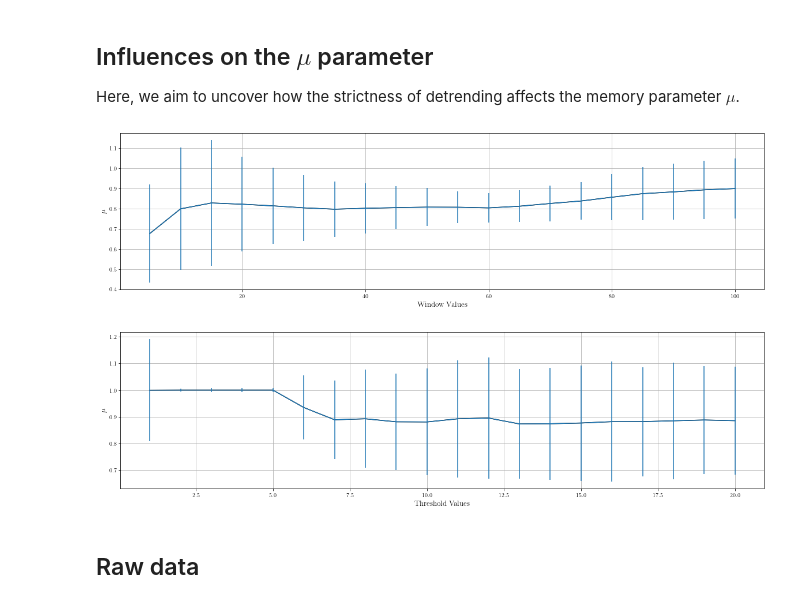
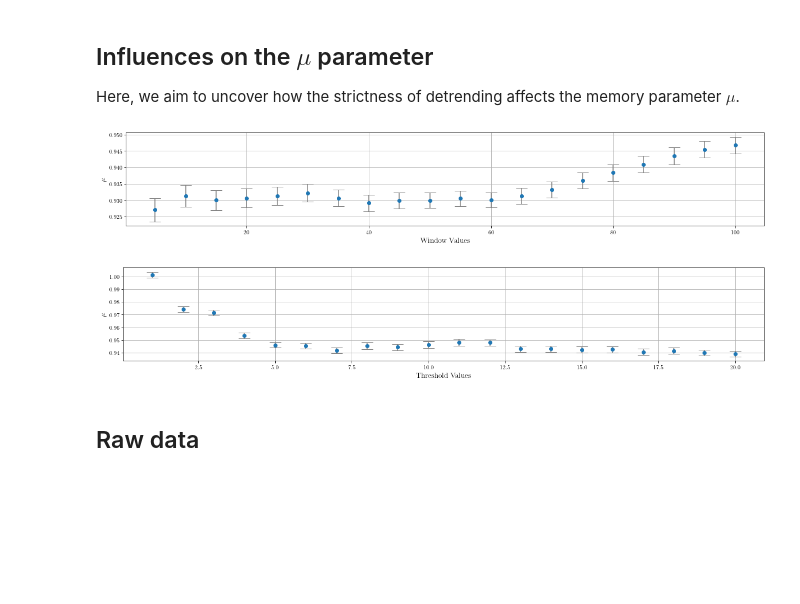
Before and after one commit to xxtofff/Physics-305, a Jupyter notebook: notebooks/PSR_J1023 - mod.ipynb, the cells around one changed output. Saved outputs shown, nothing was run; the diff lists cells and outputs as text; code cells hidden in the pictures; blank space fills up the shorter version.

```diff
--- a/notebooks/PSR_J1023 - mod.ipynb
+++ b/notebooks/PSR_J1023 - mod.ipynb
@@ -192,7 +193,9 @@ def binned_msd(data, time, n_bins = None):
             msd_error = RMS / np.sqrt(np.sum(bin_mask))
             msd_errors.append(msd_error)
 
-    msd_errors = np.array(msd_errors)
+    msd_vals = np.abs(np.array(msd_vals))
+    bin_centers = np.abs(np.array(bin_centers))
+    msd_errors = np.abs(np.array(msd_errors))
 
     return bin_centers[:int(len(bin_centers)/2)], msd_vals[:int(len(msd_vals)/2)], msd_errors[:int(len(msd_vals)/2)] #just take half
 # %% [markdown]
@@ -268,7 +271,7 @@ plt.show()
 # %% [markdown]
 Both detrending methods yield a Gaussian distribution. We will calculate the MSD resulting from these detrending but we will use the MSD function with uneven time steps since we have gaps.
 # %%
-bins_val = 1000
+bins_val = 1500
 
 bin_cent_movave, msd_movave, msd_err_movave = binned_msd(movave_flux, b_band.Time[movave_window:-movave_window], n_bins = bins_val)
 bin_cent_fft, msd_fft, msd_err_fft = binned_msd(fft_flux, b_band.Time[:-1], n_bins = bins_val)
@@ -308,7 +311,7 @@ def msd_theo(t, mu, beta, tau):
 def msd_theo_movave(t, mu, beta, tau):
     msd_theo_vals = msd_theo(t, mu, beta, tau)
     # Align the first value of the theoretical MSD with the first value of the experimental MSD
-    msd_theo_vals += msd_movave[0] - msd_theo_vals[0]
+    # msd_theo_vals += msd_movave[0] - msd_theo_vals[0]
     return msd_theo_vals
 
 opt_params, cov_matrix = sp.optimize.curve_fit(msd_theo_movave, bin_cent_movave, msd_movave, sigma= msd_err_movave, absolute_sigma=False,  bounds=([10**-3, 10**-3, 10**-3], [2.0, 200, 200]))
@@ -400,7 +403,7 @@ for movave_window in win_vals:
     def msd_theo_movave(t, mu, beta, tau):
         msd_theo_vals = msd_theo(t, mu, beta, tau)
         # align the first value of the theoretical MSD with the first value of the experimental MSD
-        msd_theo_vals += msd_movave[0] - msd_theo_vals[0]
+        # msd_theo_vals += msd_movave[0] - msd_theo_vals[0]
         return msd_theo_vals
 
     opt_params, cov_matrix = sp.optimize.curve_fit(msd_theo_movave, bin_cent_movave, msd_movave, sigma= msd_err_movave, absolute_sigma=False,  bounds=([10**-3, 10**-3, 10**-3], [2.0, 100, 100]))
@@ -420,17 +423,17 @@ beta_vals = np.array(beta_vals)
 mu_vals = np.array(mu_vals)
 mu_err_vals = np.array(mu_err_vals)
 # %%
-plt.figure(figsize=(20,5))
-plt.plot(win_vals, mu_vals, 'k-')
-# plt.fill_between(win_vals, mu_vals-mu_err_vals, mu_vals+mu_err_vals, alpha = 0.3)
-plt.errorbar(win_vals, mu_vals, mu_err_vals)
+plt.figure(figsize = (20,3))
+plt.errorbar(win_vals, mu_vals, yerr=mu_err_vals, fmt='o', ecolor='gray', capsize=10)
 plt.xlabel('$\mathrm{Window\ Values}$', fontsize = 13)
 plt.ylabel('$\mu$', fontsize = 13)
 plt.grid(True)
+
+
 plt.savefig('..//figures//PSR_J1023//mu_wind_mod.png', dpi = 300, bbox_inches = 'tight')
 plt.show()
 # %% [output]
-[figure, old version]
+[figure, new version]
 # %%
 bins_val = 1000
 thresh_vals = [*range(1,21,1)]
@@ -458,9 +461,8 @@ for thresh in thresh_vals:
 mu_vals_fft = np.array(mu_vals_fft)
 mu_err_vals_fft = np.array(mu_err_vals_fft)
 # %%
-plt.figure(figsize = (20,5))
-plt.plot(thresh_vals, mu_vals_fft, 'k-')
-plt.errorbar(thresh_vals, mu_vals_fft, mu_err_vals_fft)
+plt.figure(figsize = (20,3))
+plt.errorbar(thresh_vals, mu_vals_fft, yerr=mu_err_vals_fft, fmt='o', ecolor='gray', capsize=10)
 # plt.fill_between(thresh_vals, mu_vals_fft-mu_err_vals_fft, mu_vals_fft+mu_err_vals_fft, alpha = 0.3)
 plt.xlabel('$\mathrm{Threshold\ Values}$', fontsize = 13)
 plt.ylabel('$\mu$', fontsize = 13)
@@ -469,7 +471,7 @@ plt.grid(True)
 plt.savefig('..//figures//PSR_J1023//mu_thresh_mod.png', dpi = 300, bbox_inches = 'tight')
 plt.show()
 # %% [output]
-[figure, old version]
+[figure, new version]
 # %% [markdown]
 ## Raw data
 # %%
```
Also changed, not shown: parts of 27 cells of this notebook, 5 other files.
